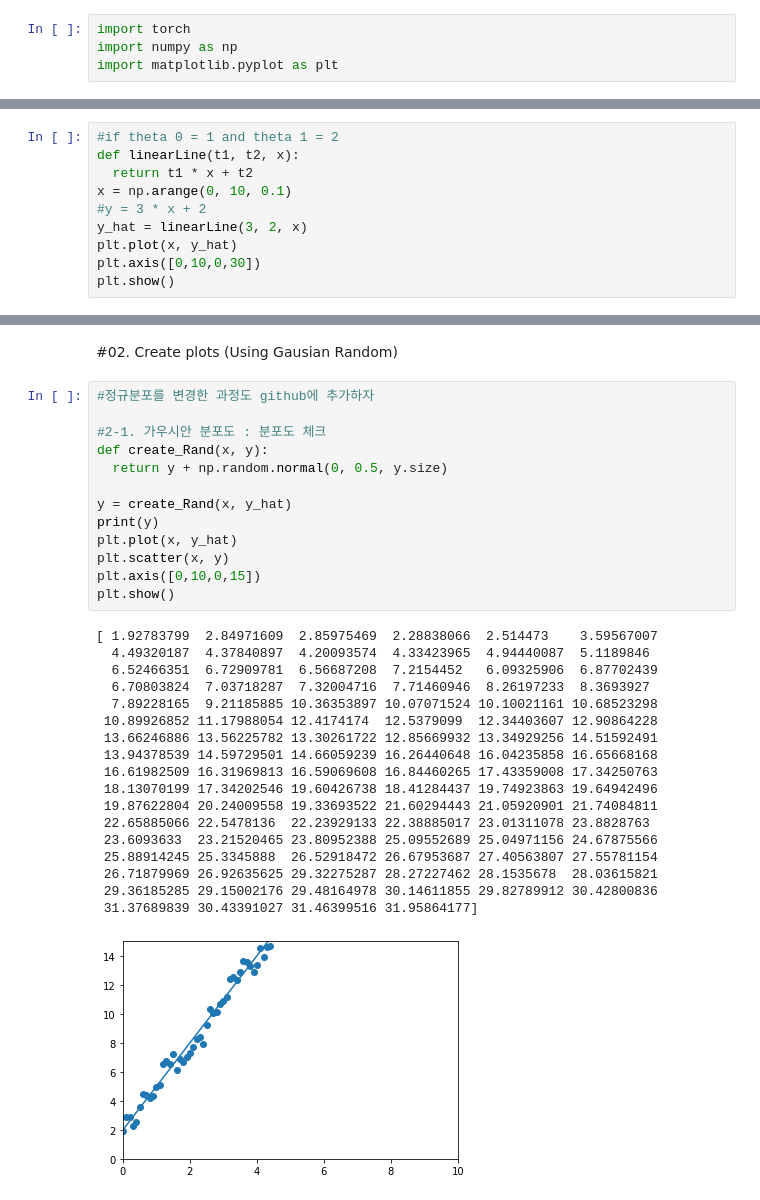
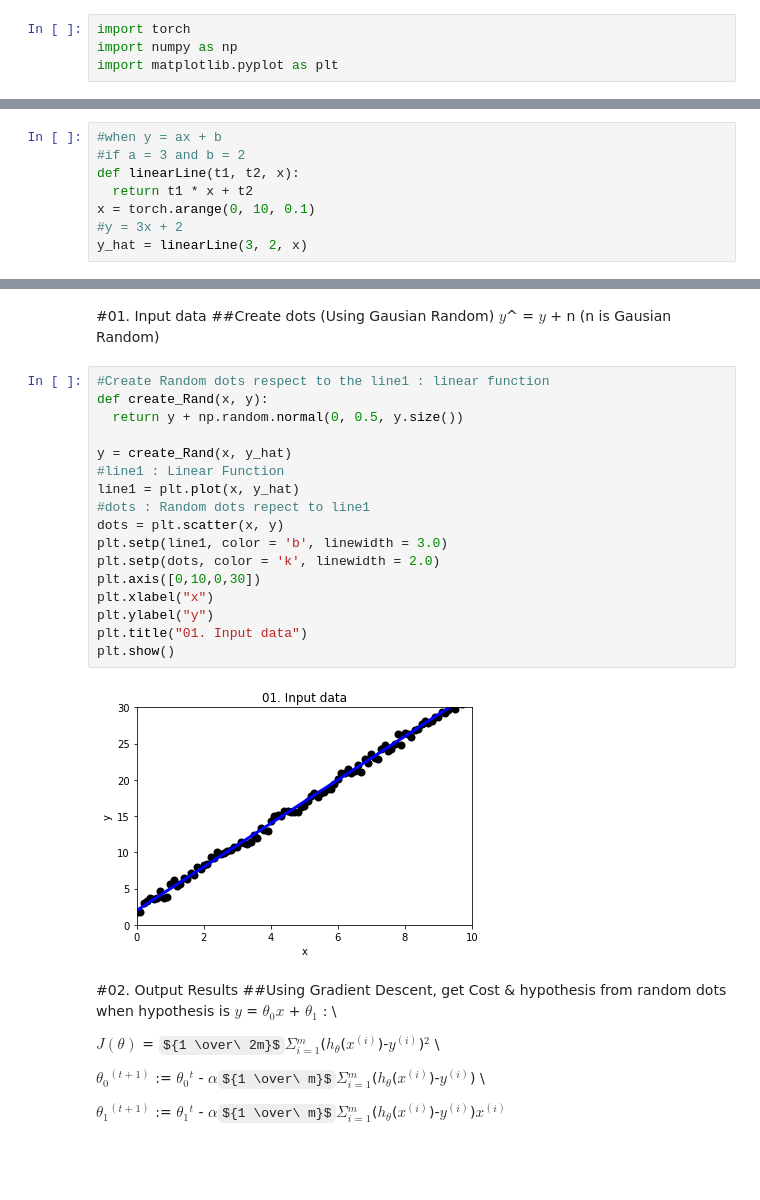
Before and after one commit to CJavaPython/AssignmentFolder, a Jupyter notebook: Assignment02/Assignment02.ipynb, the cells around one changed output, grey strips where cells are left out. Saved outputs shown, nothing was run; the diff lists cells and outputs as text; some formulas as TeX source; blank space fills up the shorter version.

Commit message:
Add Markdown and add the line colors, label name.(final)

```diff
--- a/Assignment02/Assignment02.ipynb
+++ b/Assignment02/Assignment02.ipynb
@@ -7,10 +7,8 @@ import matplotlib.pyplot as plt
 # %%
-#if theta 0 = 1 and theta 1 = 2
+#when y = ax + b
+#if a = 3 and b = 2
 def linearLine(t1, t2, x):
   return t1 * x + t2
-x = np.arange(0, 10, 0.1)
-#y = 3 * x + 2
+x = torch.arange(0, 10, 0.1)
+#y = 3x + 2
 y_hat = linearLine(3, 2, x)
-plt.plot(x, y_hat)
-plt.axis([0,10,0,30])
-plt.show()
@@ -19,35 +15,34 @@ plt.show()
-# %% [markdown]
-#02. Create plots (Using Gausian Random)
+# %% [markdown]
+#01. Input data
+##Create dots (Using Gausian Random) $y$^ = $y$ + n
+(n is Gausian Random)
 # %%
-#정규분포를 변경한 과정도 github에 추가하자
-
-#2-1. 가우시안 분포도 : 분포도 체크
+#Create Random dots respect to the line1 : linear function
 def create_Rand(x, y):
-  return y + np.random.normal(0, 0.5, y.size)
+  return y + np.random.normal(0, 0.5, y.size())
 
 y = create_Rand(x, y_hat)
-print(y)
-plt.plot(x, y_hat)
-plt.scatter(x, y)
-plt.axis([0,10,0,15])
+#line1 : Linear Function
+line1 = plt.plot(x, y_hat)
+#dots : Random dots repect to line1
+dots = plt.scatter(x, y)
+plt.setp(line1, color = 'b', linewidth = 3.0)
+plt.setp(dots, color = 'k', linewidth = 2.0)
+plt.axis([0,10,0,30])
+plt.xlabel("x")
+plt.ylabel("y")
+plt.title("01. Input data")
 plt.show()
 # %% [output]
-[ 1.92783799  2.84971609  2.85975469  2.28838066  2.514473    3.59567007
-  4.49320187  4.37840897  4.20093574  4.33423965  4.94440087  5.1189846
-  6.52466351  6.72909781  6.56687208  7.2154452   6.09325906  6.87702439
-  6.70803824  7.03718287  7.32004716  7.71460946  8.26197233  8.3693927
-  7.89228165  9.21185885 10.36353897 10.07071524 10.10021161 10.68523298
- 10.89926852 11.17988054 12.4174174  12.5379099  12.34403607 12.90864228
- 13.66246886 13.56225782 13.30261722 12.85669932 13.34929256 14.51592491
- 13.94378539 14.59729501 14.66059239 16.26440648 16.04235858 16.65668168
- 16.61982509 16.31969813 16.59069608 16.84460265 17.43359008 17.34250763
- 18.13070199 17.34202546 19.60426738 18.41284437 19.74923863 19.64942496
- 19.87622804 20.24009558 19.33693522 21.60294443 21.05920901 21.74084811
- 22.65885066 22.5478136  22.23929133 22.38885017 23.01311078 23.8828763
- 23.6093633  23.21520465 23.80952388 25.09552689 25.04971156 24.67875566
- 25.88914245 25.3345888  26.52918472 26.67953687 27.40563807 27.55781154
- 26.71879969 26.92635625 29.32275287 28.27227462 28.1535678  28.03615821
- 29.36185285 29.15002176 29.48164978 30.14611855 29.82789912 30.42800836
- 31.37689839 30.43391027 31.46399516 31.95864177]
-[figure, old version]
+[figure, new version]
+# %% [markdown]
+#02. Output Results
+##Using Gradient Descent, get Cost & hypothesis from random dots
+when hypothesis is $y$ = $\theta$$_0$$x$ + $\theta$$_1$ : \\
+
+$J(\theta)$ = ${1 \over\ 2m}$$\Sigma$$_{i=1}^{m}$($h$$_\theta$($x^{(i)}$)-$y^{(i)}$)$^2$ \\
+
+$\theta$$_0$$^{(t+1)}$ := $\theta$$_0$$^{t}$ - $\alpha$${1 \over\ m}$$\Sigma$$_{i=1}^{m}$($h$$_\theta$($x^{(i)}$)-$y^{(i)}$) \\
+
+$\theta$$_1$$^{(t+1)}$ := $\theta$$_1$$^{t}$ - $\alpha$${1 \over\ m}$$\Sigma$$_{i=1}^{m}$($h$$_\theta$($x^{(i)}$)-$y^{(i)}$)$x^{(i)}$
 # %%
```
Also changed, not shown: parts of 10 cells of this notebook.
